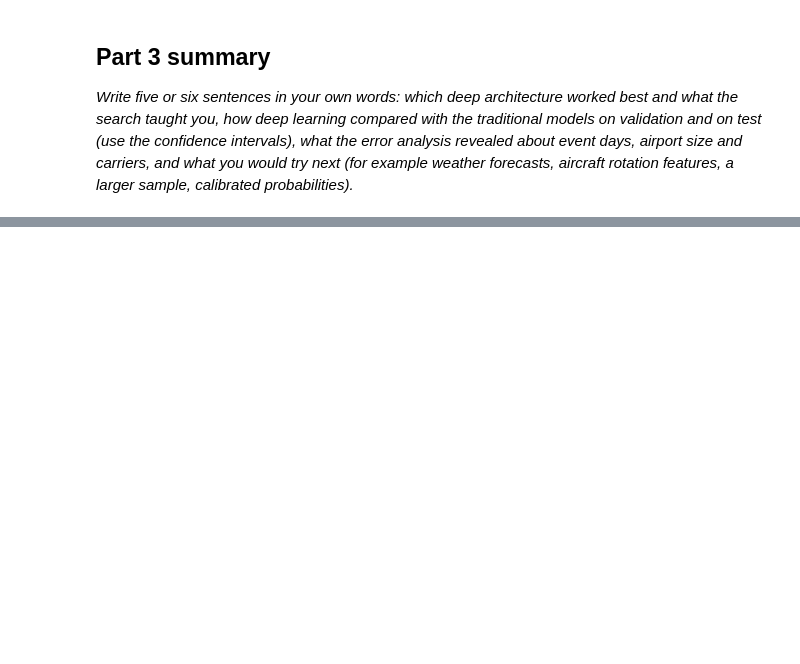
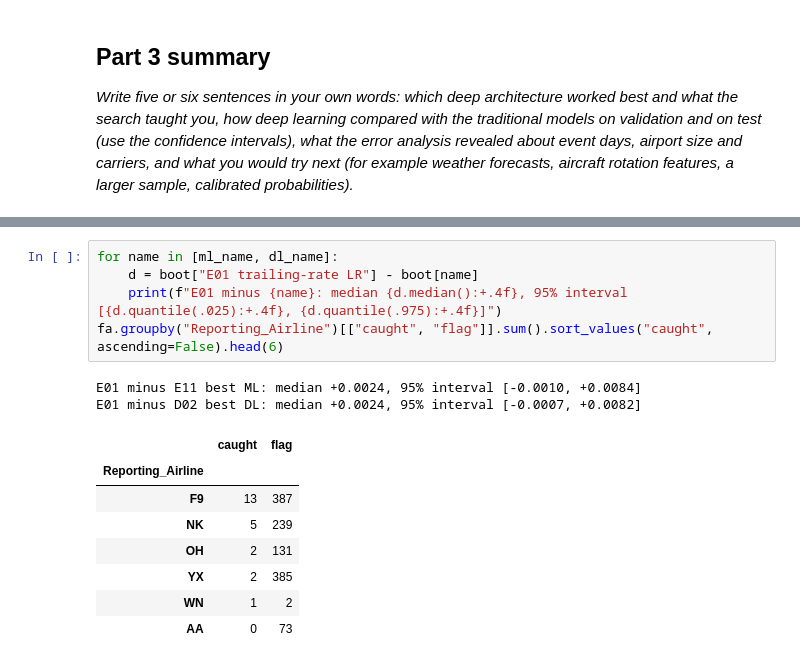
Before and after one commit to ShamiPlacide/Flight-cancellation-prediction-ml-dl, a Jupyter notebook: flight-cancellation-main.ipynb, the cells around one changed output, grey strips where cells are left out. Cells and saved outputs as stored; diff of their text form; blank space fills up the shorter version.

```diff
--- a/flight-cancellation-main.ipynb
+++ b/flight-cancellation-main.ipynb
@@ -1652,0 +1707,16 @@ wandb==0.28.1
+# %%
+for name in [ml_name, dl_name]:
+    d = boot["E01 trailing-rate LR"] - boot[name]
+    print(f"E01 minus {name}: median {d.median():+.4f}, 95% interval [{d.quantile(.025):+.4f}, {d.quantile(.975):+.4f}]")
+fa.groupby("Reporting_Airline")[["caught", "flag"]].sum().sort_values("caught", ascending=False).head(6)
+# %% [output]
+E01 minus E11 best ML: median +0.0024, 95% interval [-0.0010, +0.0084]
+E01 minus D02 best DL: median +0.0024, 95% interval [-0.0007, +0.0082]
+|  | caught | flag |
+| Reporting_Airline |  |  |
+| F9 | 13 | 387 |
+| NK | 5 | 239 |
+| OH | 2 | 131 |
+| YX | 2 | 385 |
+| WN | 1 | 2 |
+| AA | 0 | 73 |
```
Also changed, not shown: parts of 17 cells of this notebook.
